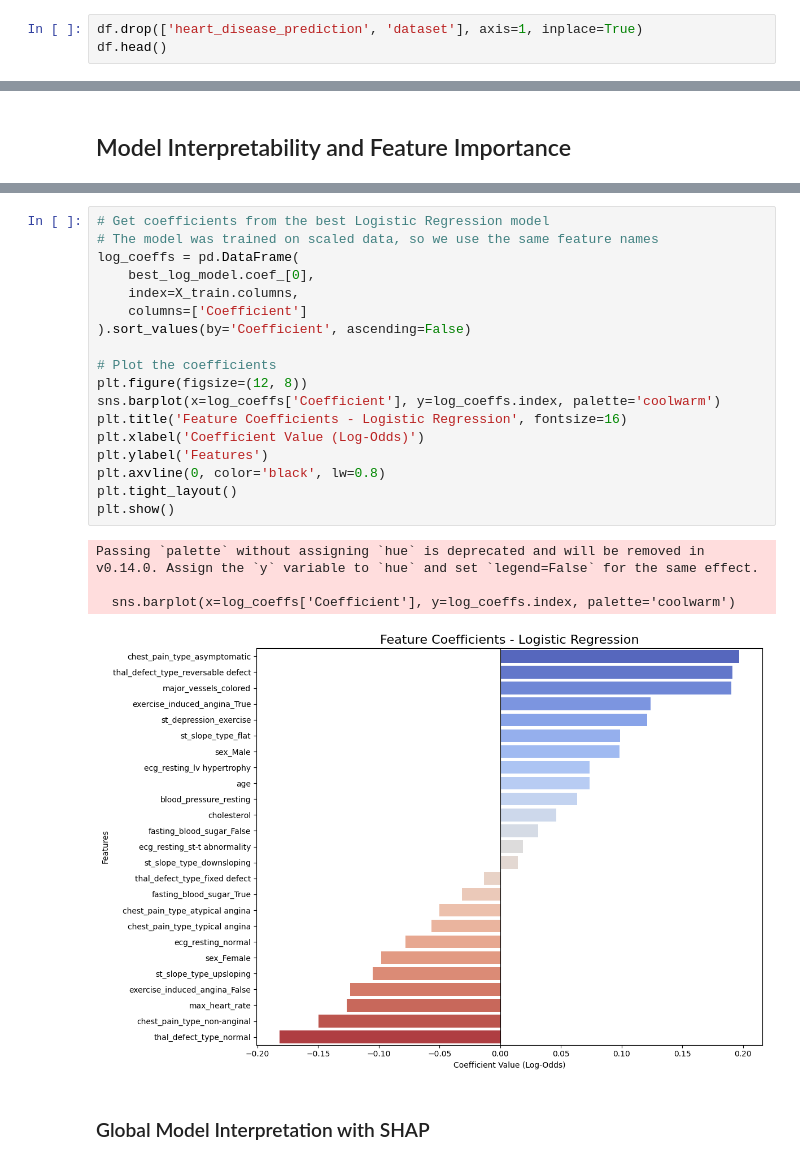
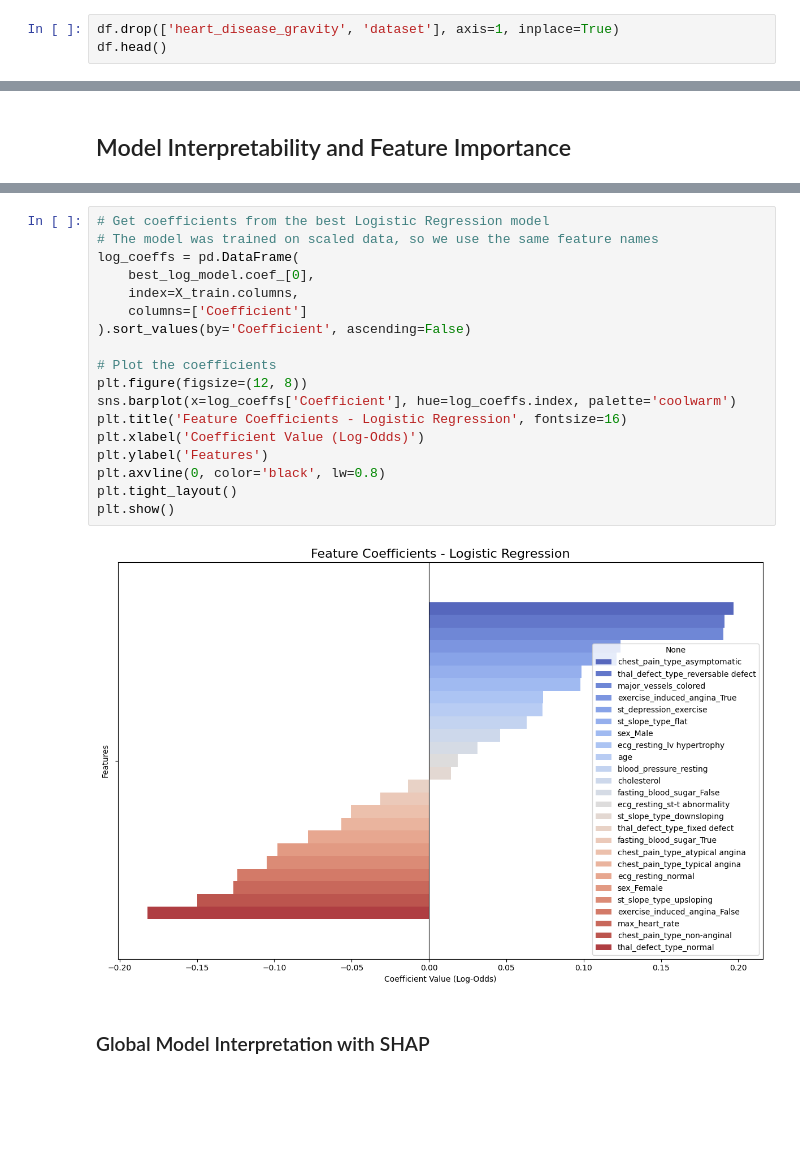
Before and after one commit to PaoloWalsh/medical-diagnosis-aid, a Jupyter notebook: notebooks/heart-data-machine-learning.ipynb, the cells around one changed output, grey strips where cells are left out. Drawn from its saved outputs; the diff is of its cells as text; blank space fills up the shorter version.

```diff
--- a/notebooks/heart-data-machine-learning.ipynb
+++ b/notebooks/heart-data-machine-learning.ipynb
@@ -16,7 +16,7 @@ from sklearn.feature_selection import SelectKBest, f_classif
 # %%
 df = pd.read_csv('../data/heart_disease_clean.csv', index_col='id')
 # %%
-df.drop(['heart_disease_prediction', 'dataset'], axis=1, inplace=True)
+df.drop(['heart_disease_gravity', 'dataset'], axis=1, inplace=True)
 df.head()
 # %% [output]
 |  | age | sex | chest_pain_type | blood_pressure_resting | cholesterol | fasting_blood_sugar | ... |
@@ -493,26 +484,23 @@ Passing `palette` without assigning `hue` is deprecated and will be removed in v
 # %%
 # Get coefficients from the best Logistic Regression model
 # The model was trained on scaled data, so we use the same feature names
 log_coeffs = pd.DataFrame(
     best_log_model.coef_[0],
     index=X_train.columns,
     columns=['Coefficient']
 ).sort_values(by='Coefficient', ascending=False)
 
 # Plot the coefficients
 plt.figure(figsize=(12, 8))
-sns.barplot(x=log_coeffs['Coefficient'], y=log_coeffs.index, palette='coolwarm')
+sns.barplot(x=log_coeffs['Coefficient'], hue=log_coeffs.index, palette='coolwarm')
 plt.title('Feature Coefficients - Logistic Regression', fontsize=16)
 plt.xlabel('Coefficient Value (Log-Odds)')
 plt.ylabel('Features')
 plt.axvline(0, color='black', lw=0.8)
 plt.tight_layout()
 plt.show()
 # %% [output]
-Passing `palette` without assigning `hue` is deprecated and will be removed in v0.14.0. Assign the `y` variable to `hue` and set `legend=False` for the same effect.
-
-  sns.barplot(x=log_coeffs['Coefficient'], y=log_coeffs.index, palette='coolwarm')
-[figure, old version]
+[figure, new version]
 # %% [markdown]
 ### Global Model Interpretation with SHAP
 # %%
```
Also changed, not shown: parts of 3 cells of this notebook.
